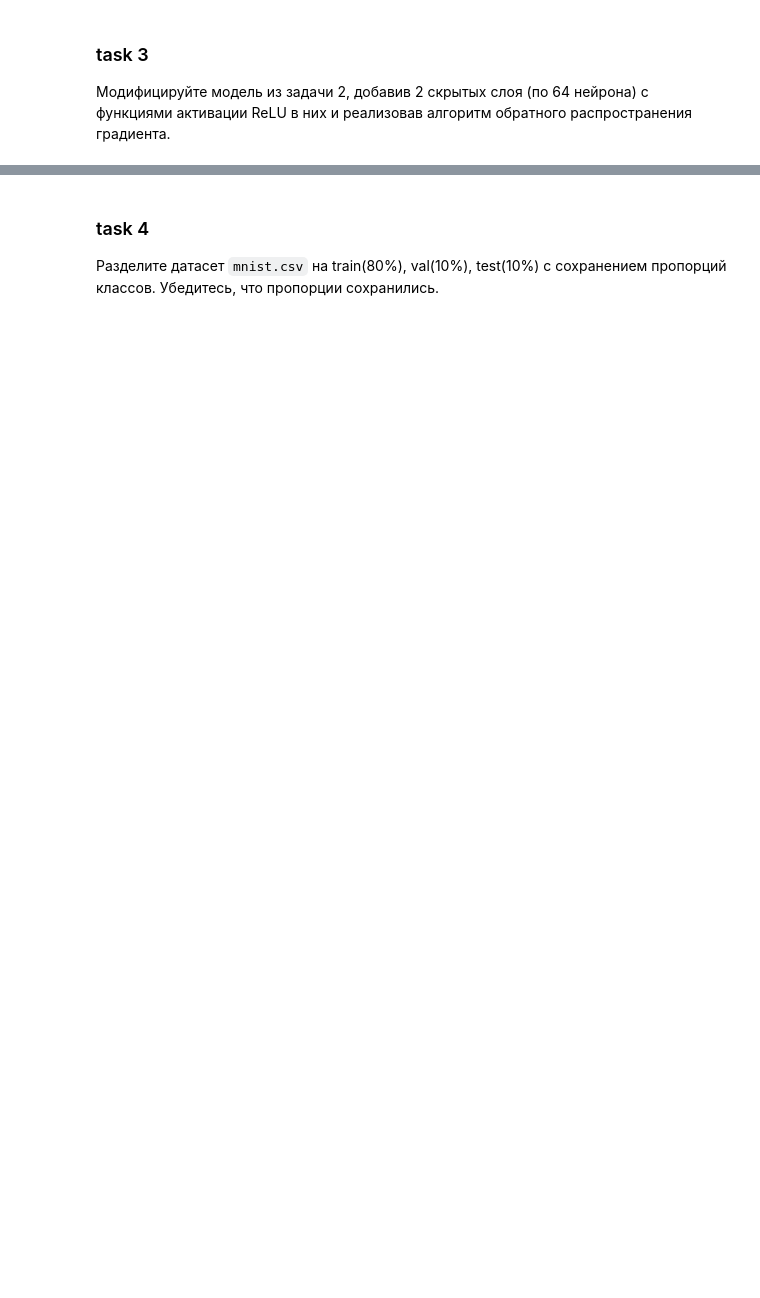
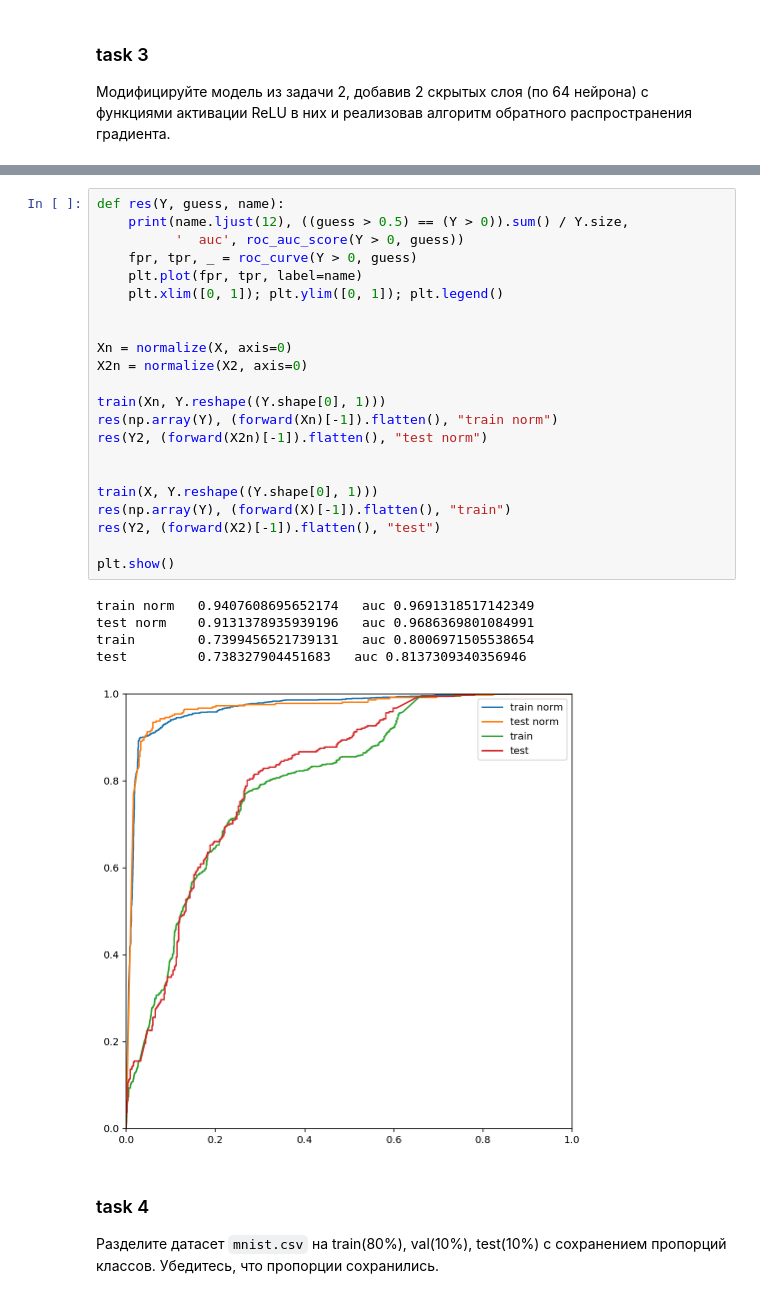
Before and after one commit to xamgore/au-ml, a Jupyter notebook: hw05_neural_networks/solution.ipynb, the cells around one changed output, grey strips where cells are left out. Cells and saved outputs as stored; diff of their text form; blank space fills up the shorter version.

```diff
--- a/hw05_neural_networks/solution.ipynb
+++ b/hw05_neural_networks/solution.ipynb
@@ -103,3 +151,31 @@ val norm     0.9153094462540716   auc 0.9579418586366854
+# %%
+def res(Y, guess, name):
+    print(name.ljust(12), ((guess > 0.5) == (Y > 0)).sum() / Y.size,
+          '  auc', roc_auc_score(Y > 0, guess))
+    fpr, tpr, _ = roc_curve(Y > 0, guess)
+    plt.plot(fpr, tpr, label=name)
+    plt.xlim([0, 1]); plt.ylim([0, 1]); plt.legend()
+
+
+Xn = normalize(X, axis=0)
+X2n = normalize(X2, axis=0)
+
+train(Xn, Y.reshape((Y.shape[0], 1)))
+res(np.array(Y), (forward(Xn)[-1]).flatten(), "train norm")
+res(Y2, (forward(X2n)[-1]).flatten(), "test norm")
+
+
+train(X, Y.reshape((Y.shape[0], 1)))
+res(np.array(Y), (forward(X)[-1]).flatten(), "train")
+res(Y2, (forward(X2)[-1]).flatten(), "test")
+
+plt.show()
+# %% [output]
+train norm   0.9407608695652174   auc 0.9691318517142349
+test norm    0.9131378935939196   auc 0.9686369801084991
+train        0.7399456521739131   auc 0.8006971505538654
+test         0.738327904451683   auc 0.8137309340356946
+[figure, added]
 # %% [markdown]
 ### task 4
 
```
Also changed, not shown: parts of 9 cells of this notebook, 10 other files.
